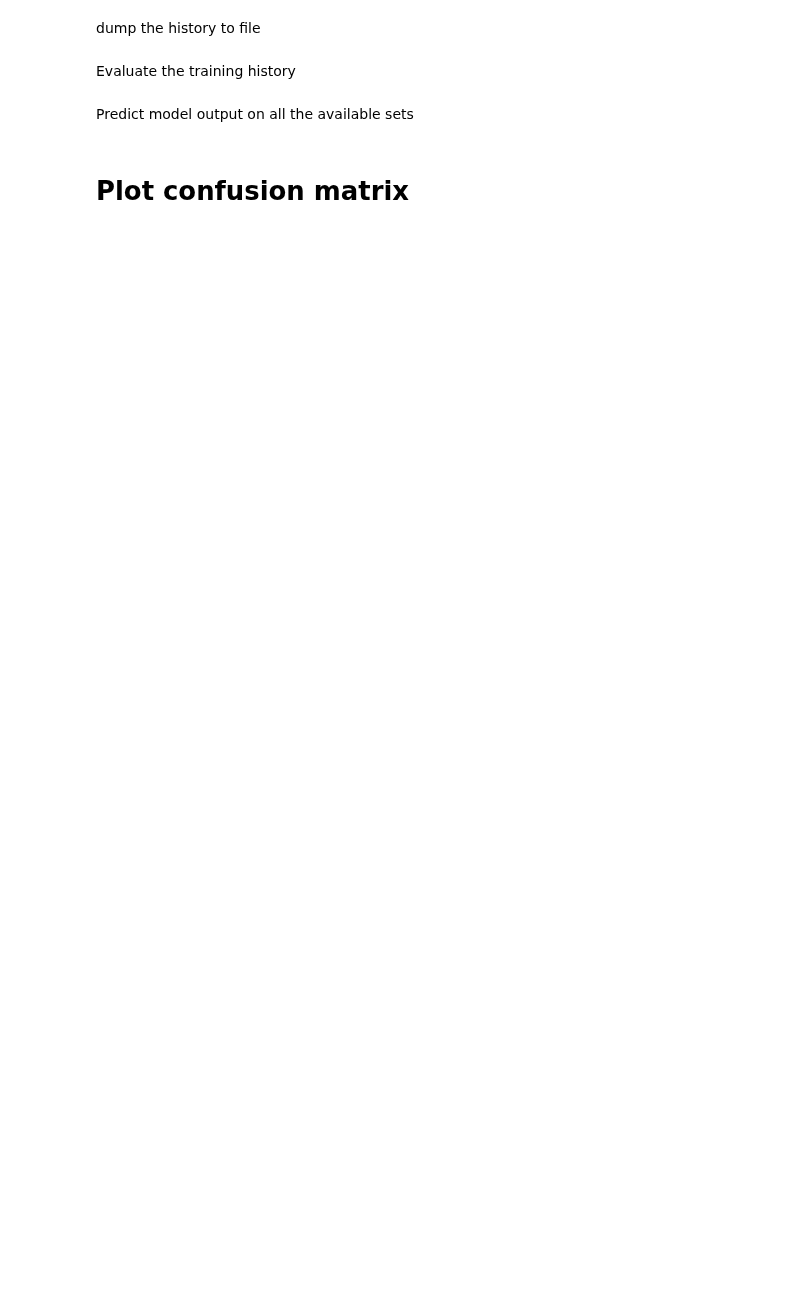
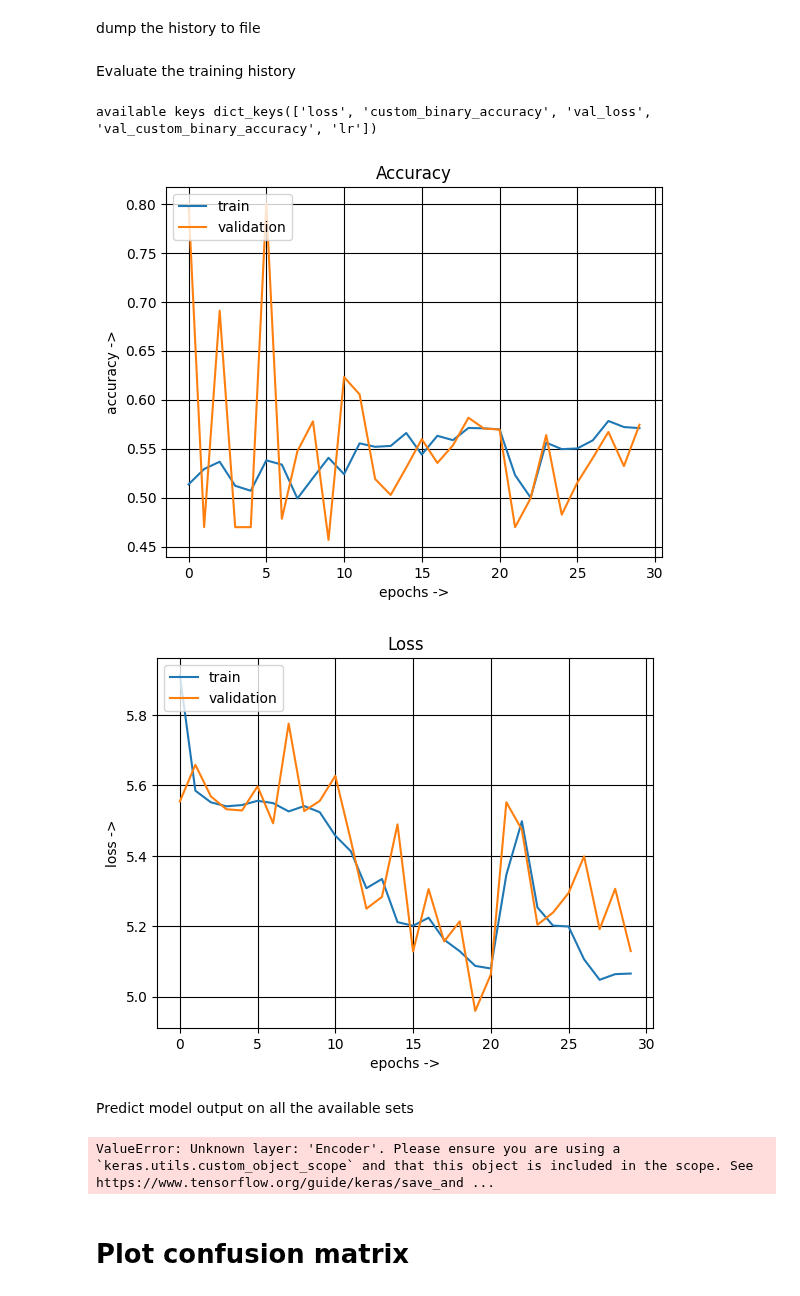
Before and after one commit to michaelstuffer98/ai_industry_project, a Jupyter notebook: music_tagging_transformer.ipynb, the cells around one changed output. Drawn from its saved outputs; the diff is of its cells as text; code cells hidden in the pictures; blank space fills up the shorter version.

```diff
--- a/music_tagging_transformer.ipynb
+++ b/music_tagging_transformer.ipynb
@@ -147,12 +150,12 @@ For callbacks, we use a frequently backup of the model as checkpoints, and early
 train_config = config['training']
 
 checkpoint = ModelCheckpoint(
-    transformer_name,
+    f'models/{transformer_name}_checkpoint',
     monitor=train_config['monitor'],
     verbose=1,
     save_best_only=train_config['save_best_weights'],
     mode=train_config['monitor_mode'],
-    save_weights_only=False
+    save_weights_only=True
 )
 
 early_stopping = EarlyStopping(
@@ -217,26 +218,38 @@ Epoch 28/40
 # %% [markdown]
 dump the history to file
-# %%
-with open(f'models/{transformer_name}_history{epochs}', 'wb') as f:
-    pickle.dump(history.history, f)
+# %%
+to_dump = {
+    'model': model,
+    'history': history,
+    'config': config
+}
+
+save_utils.save_training(to_dump, transformer_name)
 # %% [markdown]
 Evaluate the training history
 # %%
-with open(f'models/{transformer_name}_history{epochs}', "rb") as f:
-    history_dict = pickle.load(f)
+history_dict = save_utils.load_history(transformer_name)
 
 print('available keys', history_dict.keys())
 
 #Plots for the accuracies and losses of the train and validation data per epoch
-plot_hist(history_dict, ('accuracy', 'val_accuracy'), legends=('train', 'validation'), title='Accuracy', y_label='accuracy ->', x_label='epochs ->', save_to=f'Plots/short_chunk_cnn_{epochs}_acuracy')
+plot_hist(history_dict, ('custom_binary_accuracy', 'val_custom_binary_accuracy'), legends=('train', 'validation'), title='Accuracy', y_label='accuracy ->', x_label='epochs ->', save_to=f'Plots/short_chunk_cnn_{epochs}_acuracy')
 plot_hist(history_dict, ('loss', 'val_loss'), legends=('train', 'validation'), title='Loss', y_label='loss ->', x_label='epochs ->', save_to=f'Plots/short_chunk_cnn_{epochs}_loss')
+# %% [output]
+available keys dict_keys(['loss', 'custom_binary_accuracy', 'val_loss', 'val_custom_binary_accuracy', 'lr'])
+[figure, added]
+[figure, added]
 # %% [markdown]
 Predict model output on all the available sets
 # %%
+import keras.utils
 predict = lambda model, data: np.argmax(model.predict(data), axis=-1)
 
-#Loading in the model
-model = load_model(f"models/{transformer_name}{epochs}.h5")
+#custom_objects = {"Encoder": Encoder}
+#with keras.utils.custom_object_scope(custom_objects):
+    #new_model = keras.Model.from_config(config)
+    #Loading in the model
+model = save_utils.load_model(transformer_name)
 
 # Training prediction
 y_pred_train = predict(model, mel_train)
@@ -244,7 +257,6 @@ y_true_train = np.argmax(lab_train, axis= -1)
 print(f"ACCURACY FOR TRAIN SET {accuracy_score(y_true_train, y_pred_train)*100:.4f} %")
 print(f"MACRO F1 SCORE FOR TRAIN SET {f1_score(y_true_train, y_pred_train, average='macro')*100:.4f} %")
 print(f"MICRO F1 SCORE FOR TRAIN SET {f1_score(y_true_train, y_pred_train, average='micro')*100:.4f} %")
-
 
 # Validation prediction
 y_pred_val = predict(model, mel_val)
@@ -259,6 +271,8 @@ y_true_test = np.argmax(lab_test, axis= -1)
 print(f"ACCURACY FOR TEST SET {accuracy_score(y_true_test, y_pred_test)*100:.4f} %")
 print(f"MACRO F1 SCORE FOR TEST SET {f1_score(y_true_test, y_pred_test, average='macro')*100:.4f} %")
 print(f"MICRO F1 SCORE FOR TEST SET {f1_score(y_true_test, y_pred_test, average='micro')*100:.4f} %")
+# %% [output]
+ValueError: Unknown layer: 'Encoder'. Please ensure you are using a `keras.utils.custom_object_scope` and that this object is included in the scope. See https://www.tensorflow.org/guide/keras/save_and ...
 # %% [markdown]
 # Plot confusion matrix
 # %%
```
Also changed, not shown: parts of 4 cells of this notebook, 3 other files.
